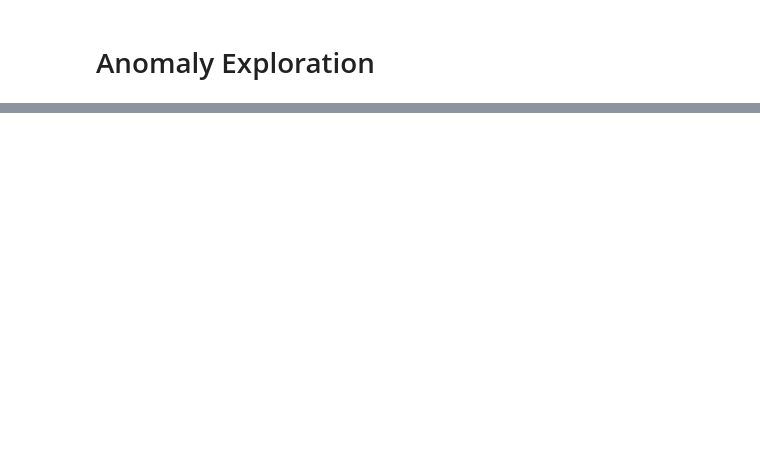
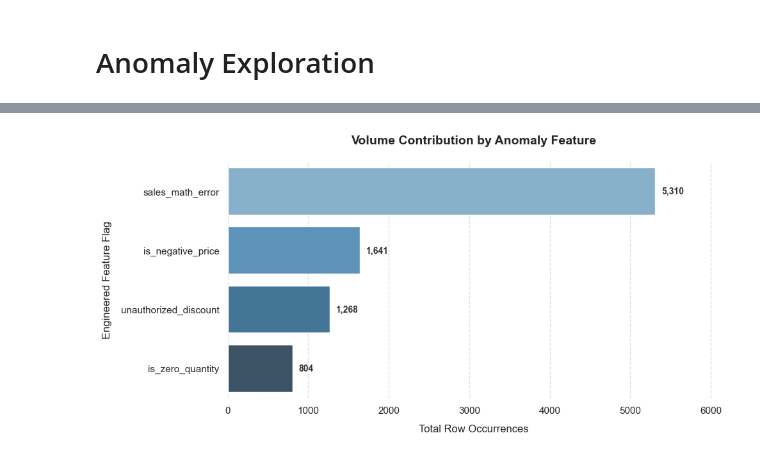
Before and after one commit to Suhastg2004/ai-data-quality-pipeline, a Jupyter notebook: dq_pipeline/dq_given_data/anomaly_exploration.ipynb, the cells around one changed output, grey strips where cells are left out. Saved outputs shown, nothing was run; the diff lists cells and outputs as text; code cells hidden in the pictures; blank space fills up the shorter version.

```diff
--- a/dq_pipeline/dq_given_data/anomaly_exploration.ipynb
+++ b/dq_pipeline/dq_given_data/anomaly_exploration.ipynb
@@ -160,0 +60,56 @@ S0014                     9                7                      8
+# %%
+anomaly_counts = {}
+
+for col in valid_anomaly_cols:
+    # Continuous features: Count rows where the error/deviation is mathematically significant
+    if col in ["sales_math_error", "price_deviation"]:
+        count = (df[col].abs() > 0.001).sum()
+    # Binary features: Count rows where the flag was explicitly triggered (== 1)
+    else:
+        count = (df[col] > 0).sum()
+
+    anomaly_counts[col] = count
+
+# Convert to a Series and sort from highest to lowest frequency
+counts_series = pd.Series(anomaly_counts).sort_values(ascending=False)
+
+plt.figure(figsize=(10, 5))
+
+# Use a sophisticated, modern sequential palette
+ax = sns.barplot(
+    x=counts_series.values,
+    y=counts_series.index,
+    palette="Blues_d",
+    hue=counts_series.index,
+    legend=False
+)
+
+# Add an elegant, subtle vertical background grid
+ax.xaxis.grid(True, linestyle="--", alpha=0.6, color="#CCCCCC")
+ax.set_axisbelow(True)  # Keep grid lines safely behind the bars
+
+# Direct labeling: Add neat, bold counts to the end of each bar
+for i, count in enumerate(counts_series.values):
+    ax.text(
+        count + (counts_series.max() * 0.015),
+        i,
+        f"{int(count):,}",
+        va='center',
+        fontsize=10,
+        fontweight='bold',
+        color='#333333'
+    )
+
+# Clear up unnecessary chart ink (spines) for a minimalist look
+sns.despine(left=True, bottom=True)
+
+plt.title("Volume Contribution by Anomaly Feature", pad=20, fontweight="bold")
+plt.xlabel("Total Row Occurrences", labelpad=10)
+plt.ylabel("Engineered Feature Flag", labelpad=10)
+
+# Provide horizontal buffer padding so labels never clipping-bleed off-screen
+plt.xlim(0, counts_series.max() * 1.15 if counts_series.max() > 0 else 1)
+plt.tight_layout()
+plt.show()
+# %% [output]
+[figure, added]
```
Also changed, not shown: parts of 5 cells of this notebook, 12 other files.
